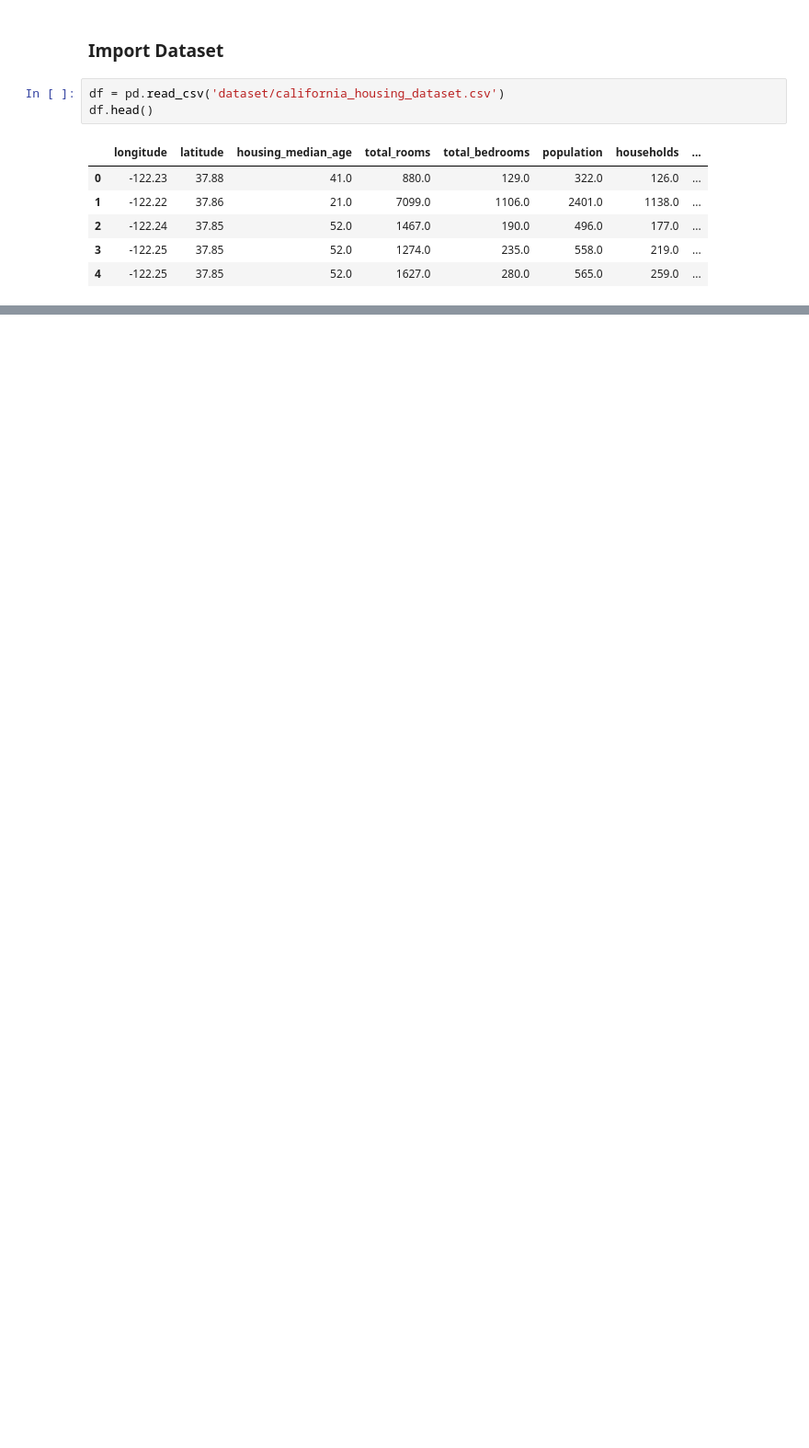
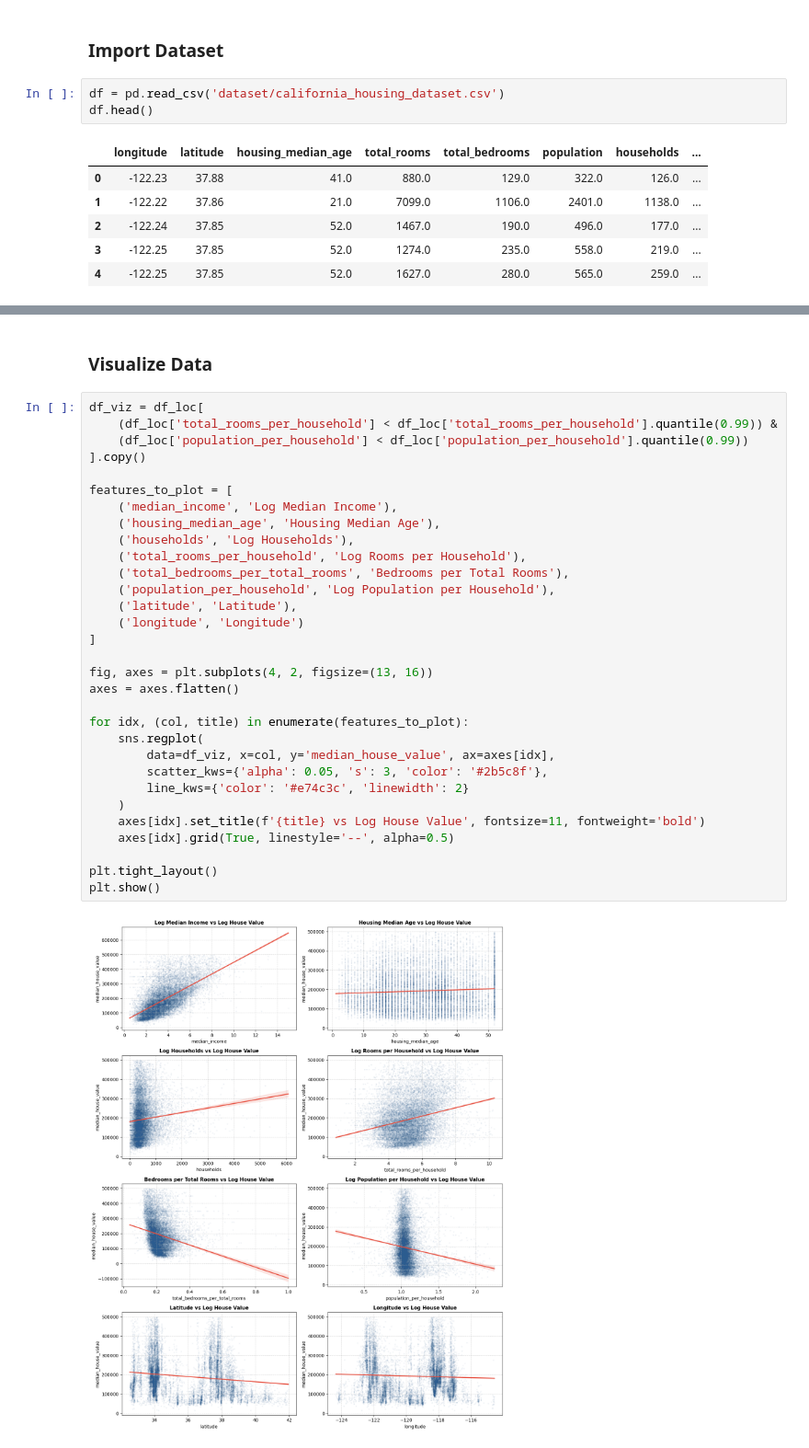
Before and after one commit to alaricbat/LinearRegression, a Jupyter notebook: linear_regression.ipynb, the cells around one changed output, grey strips where cells are left out. Shown at 92% size. Saved outputs shown, nothing was run; the diff lists cells and outputs as text; blank space fills up the shorter version.

```diff
--- a/linear_regression.ipynb
+++ b/linear_regression.ipynb
@@ -15,0 +149,35 @@ df.head()
+# %% [markdown]
+### Visualize Data
+# %%
+df_viz = df_loc[
+    (df_loc['total_rooms_per_household'] < df_loc['total_rooms_per_household'].quantile(0.99)) &
+    (df_loc['population_per_household'] < df_loc['population_per_household'].quantile(0.99))
+].copy()
+
+features_to_plot = [
+    ('median_income', 'Log Median Income'),
+    ('housing_median_age', 'Housing Median Age'),
+    ('households', 'Log Households'),
+    ('total_rooms_per_household', 'Log Rooms per Household'),
+    ('total_bedrooms_per_total_rooms', 'Bedrooms per Total Rooms'),
+    ('population_per_household', 'Log Population per Household'),
+    ('latitude', 'Latitude'),
+    ('longitude', 'Longitude')
+]
+
+fig, axes = plt.subplots(4, 2, figsize=(13, 16))
+axes = axes.flatten()
+
+for idx, (col, title) in enumerate(features_to_plot):
+    sns.regplot(
+        data=df_viz, x=col, y='median_house_value', ax=axes[idx],
+        scatter_kws={'alpha': 0.05, 's': 3, 'color': '#2b5c8f'},
+        line_kws={'color': '#e74c3c', 'linewidth': 2}
+    )
+    axes[idx].set_title(f'{title} vs Log House Value', fontsize=11, fontweight='bold')
+    axes[idx].grid(True, linestyle='--', alpha=0.5)
+
+plt.tight_layout()
+plt.show()
+# %% [output]
+[figure, added]
```
Also changed, not shown: parts of 15 cells of this notebook, 1 other file.
